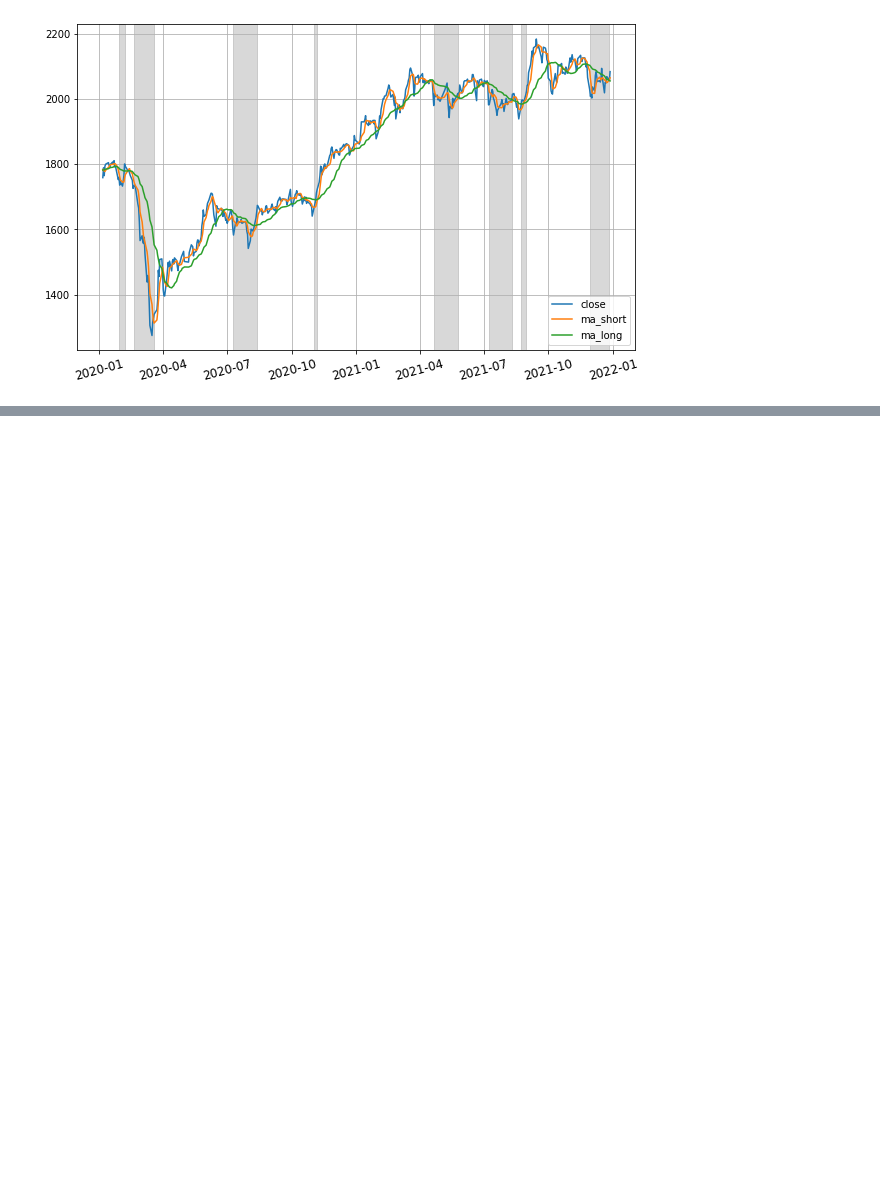
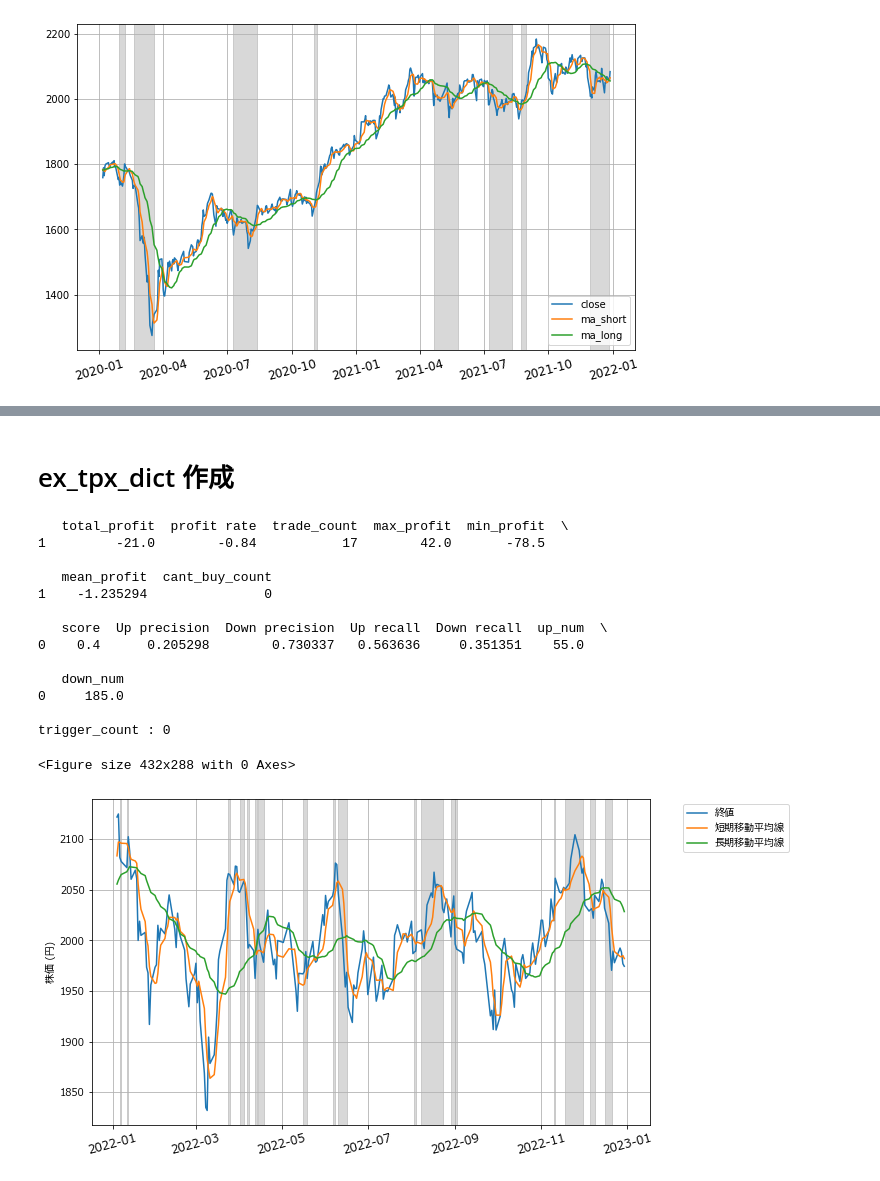
Before and after one commit to yodarjeering/my_code, a Jupyter notebook: main.ipynb, the cells around one changed output, grey strips where cells are left out. Drawn from its saved outputs; the diff is of its cells as text; code cells hidden in the pictures; blank space fills up the shorter version.

```diff
--- a/main.ipynb
+++ b/main.ipynb
@@ -166,0 +237,2 @@ uds_dict_3,trade_dict,F_lis_dict = funcs.return_uds_dict(
+# %% [markdown]
+# ex_tpx_dict 作成
@@ -166,0 +273,63 @@ uds_dict_3,trade_dict,F_lis_dict = funcs.return_uds_dict(
+# %%
+uds_dict = {}
+trade_dict = {}
+lx_dummy = LearnXGB(num_class=3)
+F_list = []
+F_lis_dict = {}
+# limit_year = 2009
+alpha = 0.34
+cut_off = 6
+order = 4
+width = 20
+stride=5
+# for year in range(limit_year+2,2022):
+    # print(year)
+start_month=1
+end_month = 12
+start_year = 2022
+end_year = 2022
+# value_list = value_dict[str(year-1)]
+lx_ = lx
+
+x_ng,x_nb,x_rg,x_rb = funcs.return_clx(value_list)
+
+try:
+    Fstrategies= funcs.return_uds(lx_,x_ng,x_nb,x_rg,x_rb,UpDownSimulation,width=width,stride=stride,\
+        cut_off=cut_off,order=order)
+    """
+    # Fstrategies をどんどん加算していく
+    # if len(uds_dict)>0:
+    #     last_key = next(reversed(uds_dict),None)
+    #     Fstrategies_old = uds_dict[last_key].Ustrategies
+    #     Fstrategies = return_cumulative_fst(Fstrategies,Fstrategies_old)
+    """
+except Exception as e:
+    print(e)
+    last_key = next(reversed(uds_dict),None)
+    Fstrategies = uds_dict[last_key].Ustrategies
+
+# ffs = FFTSimulation(lx,Fstrategies,width=width,window_type=window_type)
+uds = UpDownSimulation(lx_,Fstrategies,width=width,alpha=alpha)
+uds.simulate(LocalPaths.RAW_TOPIX_LATEST_PATH,LocalPaths.RAW_DAW_LATEST_PATH,start_year=start_year,end_year=end_year,is_validate=False,cut_off=cut_off,order=order)
+
+uds_dict[str(year)] = uds
+trade_dict[str(year)] = uds.trade_log
+F_lis_dict[str(year)] = F_list
+
+# return uds_dict, trade_dict, F_lis_dict
+# %% [output]
+   total_profit  profit rate  trade_count  max_profit  min_profit  \
+1         -21.0        -0.84           17        42.0       -78.5
+
+   mean_profit  cant_buy_count
+1    -1.235294               0
+
+   score  Up precision  Down precision  Up recall  Down recall  up_num  \
+0    0.4      0.205298        0.730337   0.563636     0.351351    55.0
+
+   down_num
+0     185.0
+
+trigger_count : 0
+<Figure size 432x288 with 0 Axes>
+[figure, added]
```
Also changed, not shown: parts of 14 cells of this notebook, 15 other files.
